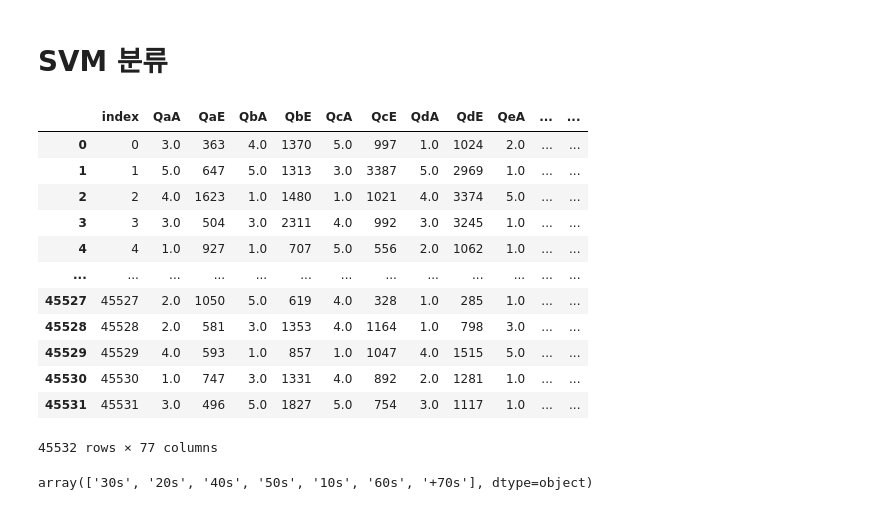
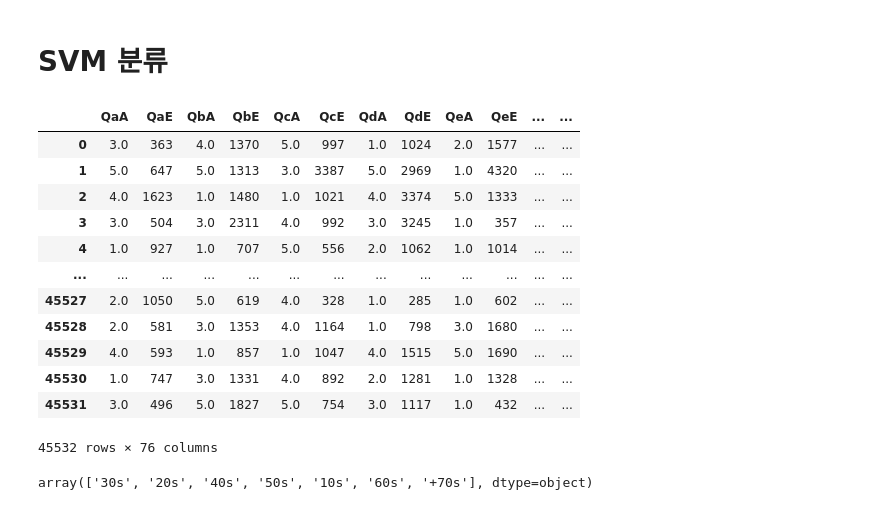
Before and after one commit to castleroad95/voting_psychology, a Jupyter notebook: 투표 심리 Data 분석.ipynb, the cells around one changed output. Cells and saved outputs as stored; diff of their text form; code cells hidden in the pictures.

```diff
--- a/투표 심리 Data 분석.ipynb
+++ b/투표 심리 Data 분석.ipynb
@@ -154,24 +162,24 @@ train_csv[train_csv['voted']==2]['voted'].count()
 # %%
 # svm 분류 하기
 
 from sklearn.svm import SVC
 
-data=train_csv.drop(['voted'],axis=1)
+data=train_csv.drop(['voted','index'],axis=1)
 data
 # %% [output]
-|  | index | QaA | QaE | QbA | QbE | QcA | QcE | QdA | QdE | QeA | ... | ... |
-| 0 | 0 | 3.0 | 363 | 4.0 | 1370 | 5.0 | 997 | 1.0 | 1024 | 2.0 | ... | ... |
-| 1 | 1 | 5.0 | 647 | 5.0 | 1313 | 3.0 | 3387 | 5.0 | 2969 | 1.0 | ... | ... |
-| 2 | 2 | 4.0 | 1623 | 1.0 | 1480 | 1.0 | 1021 | 4.0 | 3374 | 5.0 | ... | ... |
-| 3 | 3 | 3.0 | 504 | 3.0 | 2311 | 4.0 | 992 | 3.0 | 3245 | 1.0 | ... | ... |
-| 4 | 4 | 1.0 | 927 | 1.0 | 707 | 5.0 | 556 | 2.0 | 1062 | 1.0 | ... | ... |
+|  | QaA | QaE | QbA | QbE | QcA | QcE | QdA | QdE | QeA | QeE | ... | ... |
+| 0 | 3.0 | 363 | 4.0 | 1370 | 5.0 | 997 | 1.0 | 1024 | 2.0 | 1577 | ... | ... |
+| 1 | 5.0 | 647 | 5.0 | 1313 | 3.0 | 3387 | 5.0 | 2969 | 1.0 | 4320 | ... | ... |
+| 2 | 4.0 | 1623 | 1.0 | 1480 | 1.0 | 1021 | 4.0 | 3374 | 5.0 | 1333 | ... | ... |
+| 3 | 3.0 | 504 | 3.0 | 2311 | 4.0 | 992 | 3.0 | 3245 | 1.0 | 357 | ... | ... |
+| 4 | 1.0 | 927 | 1.0 | 707 | 5.0 | 556 | 2.0 | 1062 | 1.0 | 1014 | ... | ... |
 | ... | ... | ... | ... | ... | ... | ... | ... | ... | ... | ... | ... | ... |
-| 45527 | 45527 | 2.0 | 1050 | 5.0 | 619 | 4.0 | 328 | 1.0 | 285 | 1.0 | ... | ... |
-| 45528 | 45528 | 2.0 | 581 | 3.0 | 1353 | 4.0 | 1164 | 1.0 | 798 | 3.0 | ... | ... |
-| 45529 | 45529 | 4.0 | 593 | 1.0 | 857 | 1.0 | 1047 | 4.0 | 1515 | 5.0 | ... | ... |
-| 45530 | 45530 | 1.0 | 747 | 3.0 | 1331 | 4.0 | 892 | 2.0 | 1281 | 1.0 | ... | ... |
-| 45531 | 45531 | 3.0 | 496 | 5.0 | 1827 | 5.0 | 754 | 3.0 | 1117 | 1.0 | ... | ... |
+| 45527 | 2.0 | 1050 | 5.0 | 619 | 4.0 | 328 | 1.0 | 285 | 1.0 | 602 | ... | ... |
+| 45528 | 2.0 | 581 | 3.0 | 1353 | 4.0 | 1164 | 1.0 | 798 | 3.0 | 1680 | ... | ... |
+| 45529 | 4.0 | 593 | 1.0 | 857 | 1.0 | 1047 | 4.0 | 1515 | 5.0 | 1690 | ... | ... |
+| 45530 | 1.0 | 747 | 3.0 | 1331 | 4.0 | 892 | 2.0 | 1281 | 1.0 | 1328 | ... | ... |
+| 45531 | 3.0 | 496 | 5.0 | 1827 | 5.0 | 754 | 3.0 | 1117 | 1.0 | 432 | ... | ... |
-45532 rows × 77 columns
+45532 rows × 76 columns
 # %%
 # age_group,gender,race,religion 이 object임으로 int로 바꿔줌
 
```
Also changed, not shown: parts of 32 cells of this notebook.
